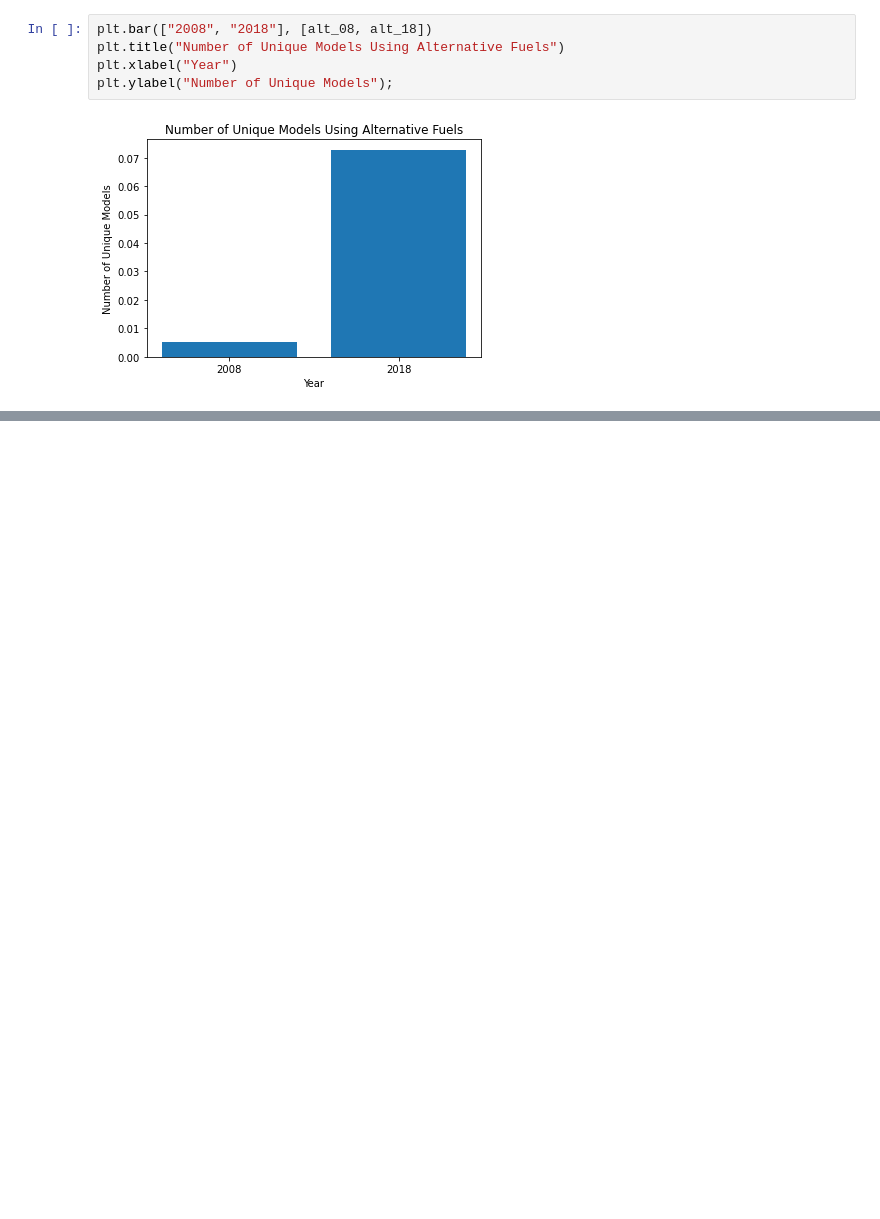
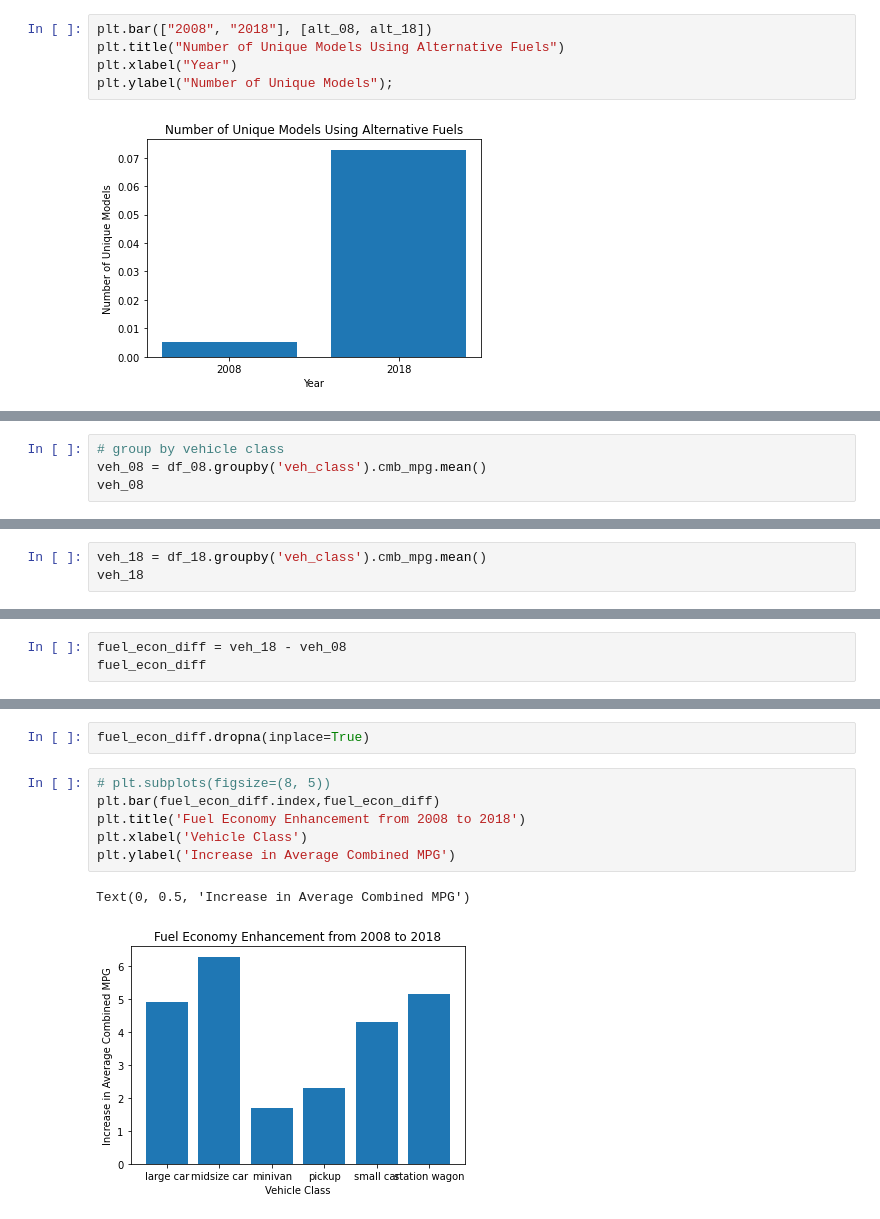
Before and after one commit to jacyee/fuel-economy, a Jupyter notebook: fuel_economy.ipynb, the cells around one changed output, grey strips where cells are left out. Cells and saved outputs as stored; diff of their text form; blank space fills up the shorter version.

```diff
--- a/fuel_economy.ipynb
+++ b/fuel_economy.ipynb
@@ -425,0 +426,4 @@ plt.ylabel("Number of Unique Models");
+# %%
+# group by vehicle class
+veh_08 = df_08.groupby('veh_class').cmb_mpg.mean()
+veh_08
@@ -425,0 +441,3 @@ plt.ylabel("Number of Unique Models");
+# %%
+veh_18 = df_18.groupby('veh_class').cmb_mpg.mean()
+veh_18
@@ -425,0 +456,3 @@ plt.ylabel("Number of Unique Models");
+# %%
+fuel_econ_diff = veh_18 - veh_08
+fuel_econ_diff
@@ -425,0 +473,11 @@ plt.ylabel("Number of Unique Models");
+# %%
+fuel_econ_diff.dropna(inplace=True)
+# %%
+# plt.subplots(figsize=(8, 5))
+plt.bar(fuel_econ_diff.index,fuel_econ_diff)
+plt.title('Fuel Economy Enhancement from 2008 to 2018')
+plt.xlabel('Vehicle Class')
+plt.ylabel('Increase in Average Combined MPG')
+# %% [output]
+Text(0, 0.5, 'Increase in Average Combined MPG')
+[figure, added]
```
Also changed, not shown: parts of 6 cells of this notebook.
